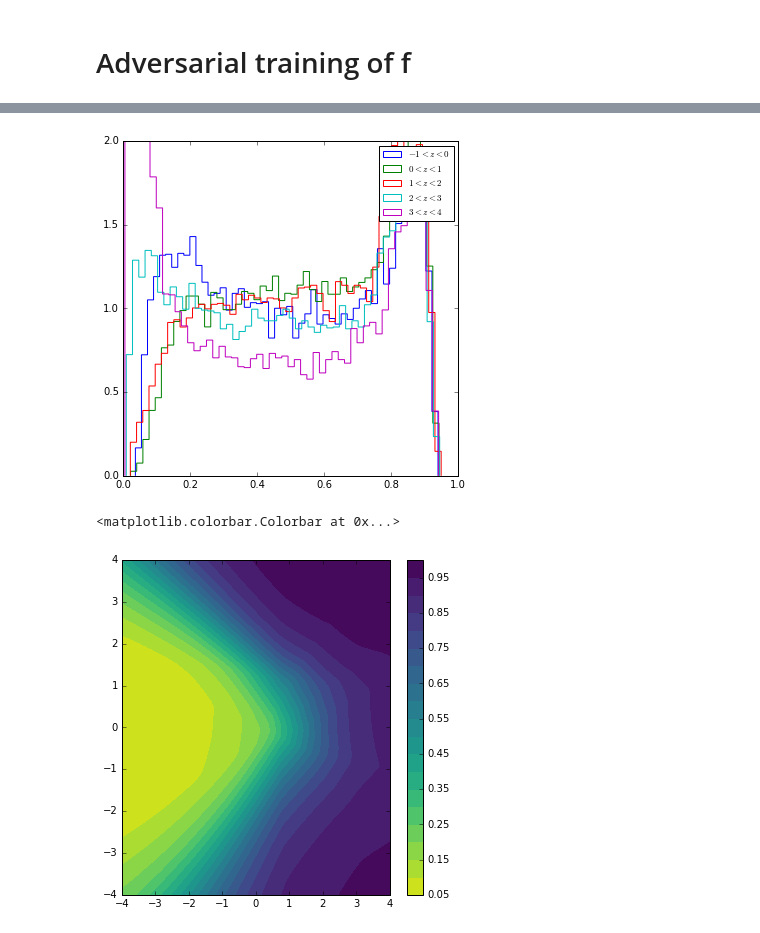
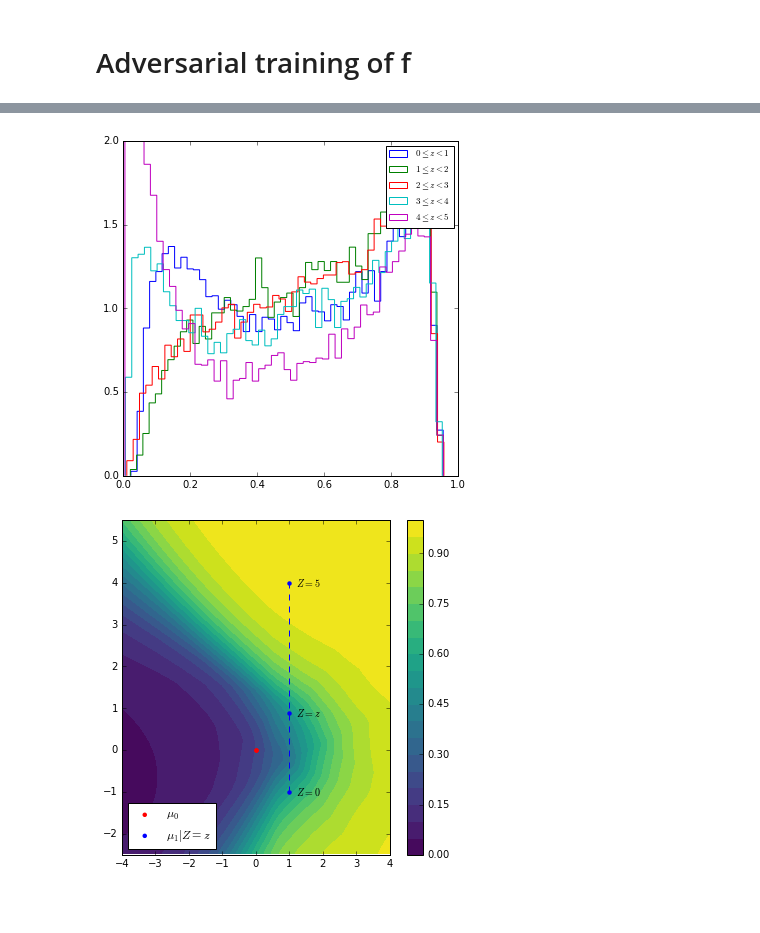
Before and after one commit to glouppe/paper-learning-to-pivot, a Jupyter notebook: code/Toy.ipynb, the cells around one changed output, grey strips where cells are left out. Cells and saved outputs as stored; diff of their text form; code cells hidden in the pictures; blank space fills up the shorter version.

```diff
--- a/code/Toy.ipynb
+++ b/code/Toy.ipynb
@@ -335,7 +358,7 @@ def plot_losses(i, losses):
     plt.axhline(y=min_Lr, ls="dashed")
     values = np.array(losses["L_r"]) / lam
     plt.plot(range(len(values)), values, label=r"$L_r$", color="green")
-    plt.legend(loc="upper right", prop={'size': 9}, ncol=2)
+    plt.legend(loc="upper right", prop={'size': 9})
 
     ax3 = plt.subplot(313, sharex=ax1)
     plt.axhline(y=min_Lf - lam*min_Lr, ls="dashed")
@@ -392,13 +415,26 @@ X_test = np.random.rand(25000, 2)
 X_test[:, 0] *= 10.
 X_test[:, 0] -= 5.
 X_test[:, 1] *= 10.
-X_test[:, 1] -= 5.
+X_test[:, 1] -= 2.5
+
 y_pred = D.predict(X_test).ravel()
 
 xi = np.linspace(-4., 4., 100)
-yi = np.linspace(-4., 4., 200)
+yi = np.linspace(-2.5, 5.5, 200)
 zi = griddata(X_test[:, 0], X_test[:, 1], y_pred, xi, yi, interp="linear")
-CS = plt.contourf(xi, yi, zi, 20, cmap=plt.cm.viridis_r,
+CS = plt.contourf(xi, yi, zi, 20, cmap=plt.cm.viridis,
                   vmax=1.0, vmin=0.0)
 plt.colorbar()
+plt.scatter([0], [0], c="red", linewidths=0, label=r"$\mu_0$")
+plt.scatter([1], [-1], c="blue", linewidths=0, label=r"$\mu_1|Z=z$")
+plt.scatter([1], [1.5], c="blue", linewidths=0)
+plt.scatter([1], [4], c="blue", linewidths=0)
+plt.scatter([0], [0], c="red", linewidths=0)
+plt.text(1.2, -1-0.1, "$Z=0$", color="k")
+plt.text(1.2, 4-0.1, "$Z=2$", color="k")
+plt.text(1.2, 1.5-0.1, "$Z=1$", color="k")
+plt.xlim(-4,4)
+plt.ylim(-2.5,5.5)
+plt.legend(loc="lower left", scatterpoints=1)
+plt.show()
 # %% [output]
@@ -433,7 +468,7 @@ from carl.distributions import Mixture, MultivariateNormal, Uniform
 
 p0 = MultivariateNormal(mu=np.array([0., 0.]), sigma=np.eye(2))
 p1 = MultivariateNormal(mu=np.array([1., -1.]), sigma=np.eye(2))
-pz = Uniform(low=-1.0, high=4.0)
+pz = Uniform(low=0, high=5.0)
 # %%
 n_samples = 50000
 
@@ -441,6 +476,7 @@ X0 = p0.rvs(n_samples // 2)
 X1 = p1.rvs(n_samples // 2)
 z = pz.rvs(n_samples).ravel()
 X1[:, 1] += z[n_samples // 2:]
+X1[:, 1] -= 1.0
 
 X = np.vstack([X0, X1])
 y = np.zeros(n_samples)
@@ -605,12 +639,12 @@ Epoch 10/10
 <keras.callbacks.History at 0x...>
 # %%
-plt.hist(1. - D.predict(X[(-1 < z) & (z < 0)]), bins=50, normed=1, histtype="step", label="$-1<z<0$")
-plt.hist(1. - D.predict(X[(0 < z) & (z < 1)]), bins=50, normed=1, histtype="step", label="$0<z<1$")
-plt.hist(1. - D.predict(X[(1 < z) & (z < 2)]), bins=50, normed=1, histtype="step", label="$1<z<2$")
-plt.hist(1. - D.predict(X[(2 < z) & (z < 3)]), bins=50, normed=1, histtype="step", label="$2<z<3$")
-plt.hist(1. - D.predict(X[(3 < z) & (z < 4)]), bins=50, normed=1, histtype="step", label="$3<z<4$")
+plt.hist(1. - D.predict(X[(0 <= z) & (z < 1)]), bins=50, normed=1, histtype="step", label="$0\leq z<1$")
+plt.hist(1. - D.predict(X[(1 <= z) & (z < 2)]), bins=50, normed=1, histtype="step", label="$1\leq z<2$")
+plt.hist(1. - D.predict(X[(2 <= z) & (z < 3)]), bins=50, normed=1, histtype="step", label="$2\leq z<3$")
+plt.hist(1. - D.predict(X[(3 <= z) & (z < 4)]), bins=50, normed=1, histtype="step", label="$3\leq z<4$")
+plt.hist(1. - D.predict(X[(4 <= z) & (z < 5)]), bins=50, normed=1, histtype="step", label="$4\leq z<5$")
 plt.legend(loc="best", prop={'size': 9})
 plt.ylim(0,2)
 plt.show()
 # %% [output]
-[figure, old version]
+[figure, new version]
@@ -617,21 +653,33 @@ plt.show()
 # %%
 X_test = np.random.rand(25000, 2)
 X_test[:, 0] *= 10.
 X_test[:, 0] -= 5.
 X_test[:, 1] *= 10.
-X_test[:, 1] -= 5.
+X_test[:, 1] -= 2.5
 y_pred = D.predict(X_test).ravel()
 
 from matplotlib.mlab import griddata
 xi = np.linspace(-4., 4., 100)
-yi = np.linspace(-4., 4., 200)
+yi = np.linspace(-2.5, 5.5, 200)
 zi = griddata(X_test[:, 0], X_test[:, 1], y_pred, xi, yi, interp="linear")
-CS = plt.contourf(xi, yi, zi, 20, cmap=plt.cm.viridis_r,
+CS = plt.contourf(xi, yi, zi, 20, cmap=plt.cm.viridis,
                   vmax=1.0, vmin=0.0)
 plt.colorbar()
+plt.scatter([0], [0], c="red", linewidths=0, label=r"$\mu_0$")
+plt.scatter([1], [-1], c="blue", linewidths=0, label=r"$\mu_1|Z=z$")
+plt.scatter([1], [-1+1.9], c="blue", linewidths=0)
+plt.scatter([1], [4], c="blue", linewidths=0)
+plt.scatter([0], [0], c="red", linewidths=0)
+plt.vlines(1, -1, 4, color="blue", linestyles="dashed")
+plt.text(1.2, -1-0.1, "$Z=0$", color="k")
+plt.text(1.2, 4-0.1, "$Z=5$", color="k")
+plt.text(1.2, -1+1.9-0.1, "$Z=z$", color="k")
+plt.xlim(-4,4)
+plt.ylim(-2.5,5.5)
+plt.legend(loc="lower left", scatterpoints=1)
+plt.show()
 # %% [output]
-<matplotlib.colorbar.Colorbar at 0x...>
-[figure, old version]
+[figure, new version]
 # %%
 # Pretraining of R
 D.trainable = False
```
Also changed, not shown: parts of 36 cells of this notebook.
